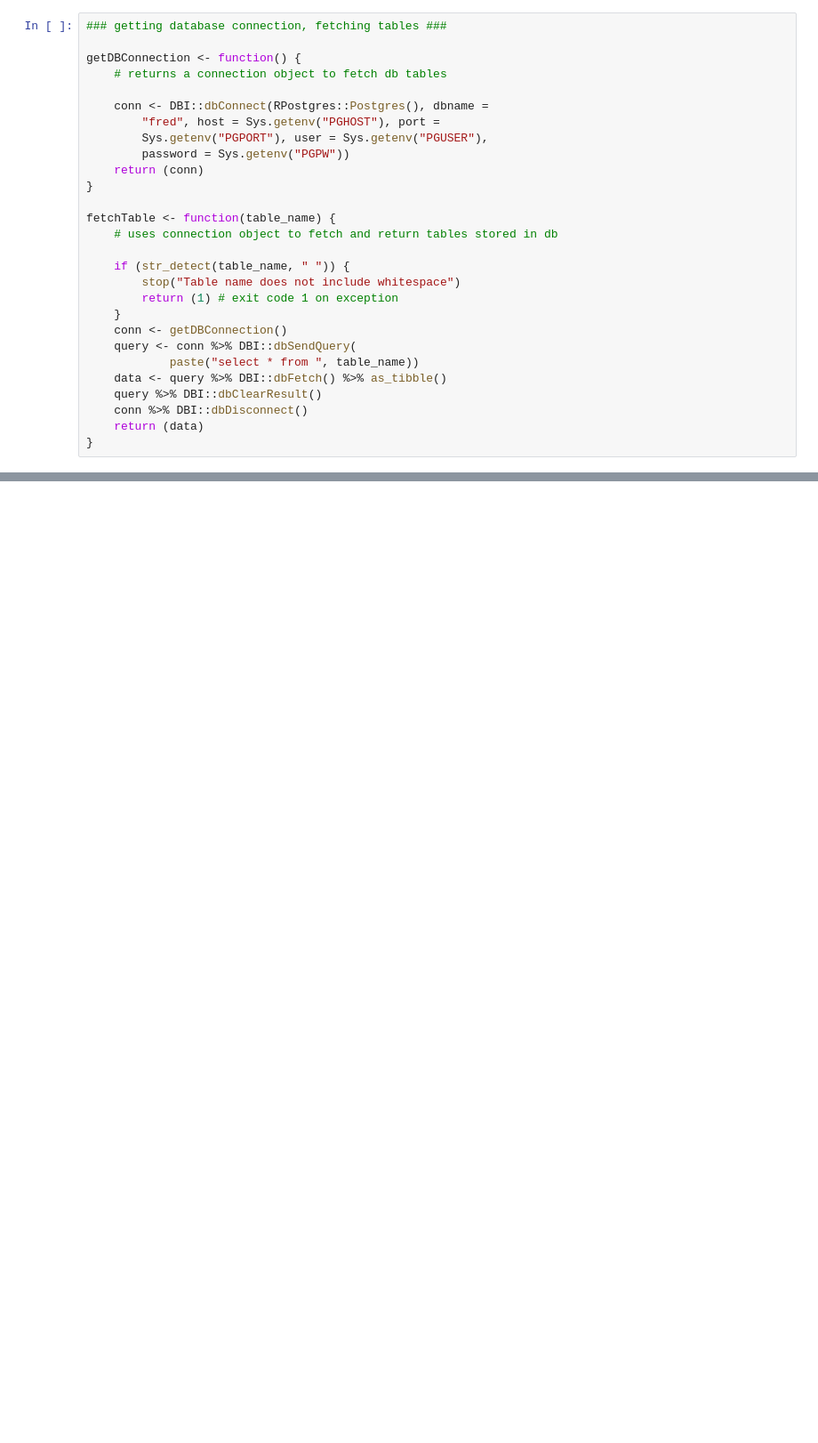
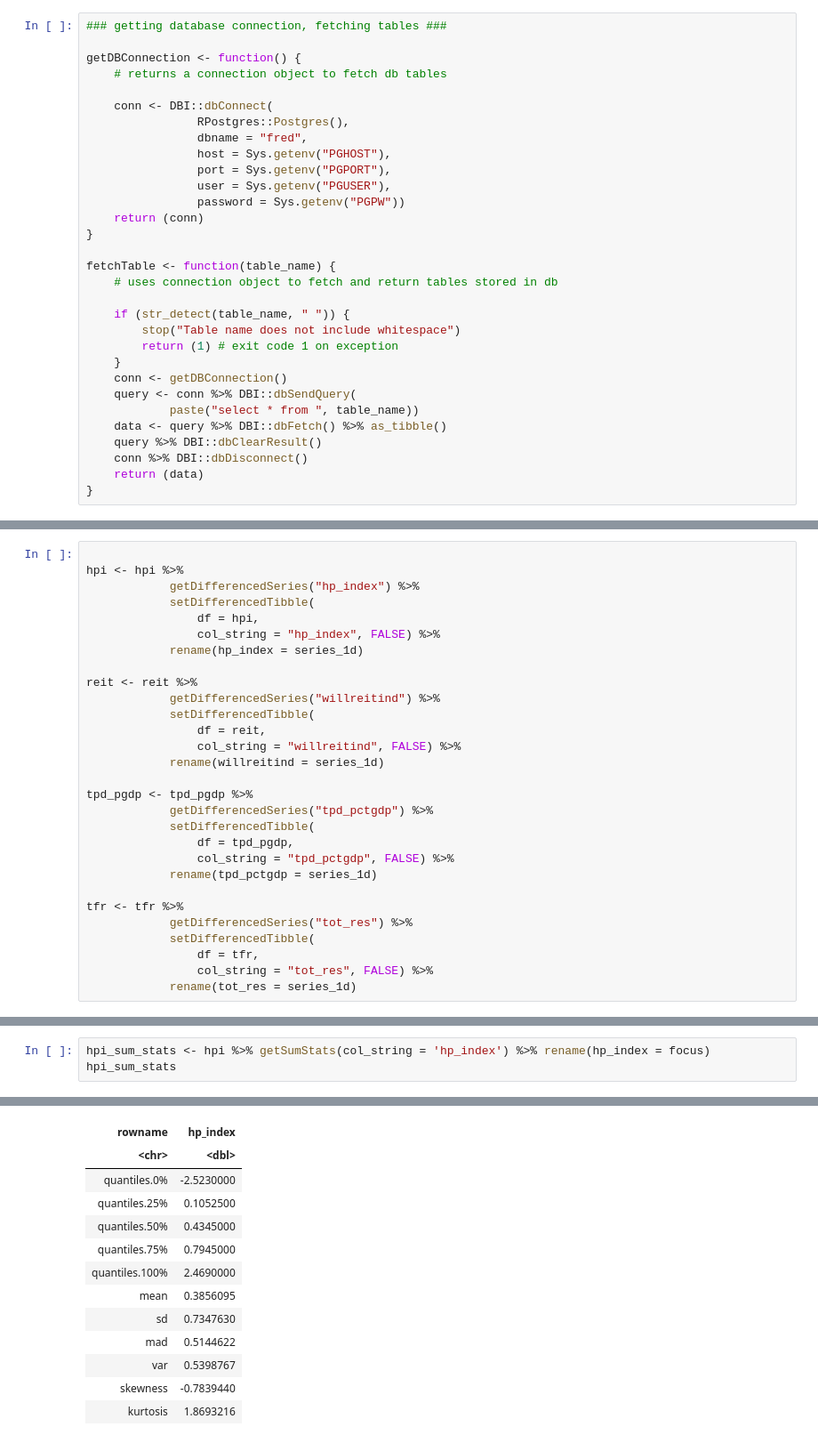
Before and after one commit to 7astro7/fredTimeSeries, a Jupyter notebook: analysis02.ipynb, the cells around one changed output, grey strips where cells are left out. Shown: that part at 89% size. Saved outputs shown, nothing was run; the diff lists cells and outputs as text; blank space fills up the shorter version.

```diff
--- a/analysis02.ipynb
+++ b/analysis02.ipynb
@@ -34,10 +22,13 @@ The following objects are masked from ‘package:base’:
 getDBConnection <- function() {
     # returns a connection object to fetch db tables
 
-    conn <- DBI::dbConnect(RPostgres::Postgres(), dbname =
-        "fred", host = Sys.getenv("PGHOST"), port =
-        Sys.getenv("PGPORT"), user = Sys.getenv("PGUSER"),
-        password = Sys.getenv("PGPW"))
+    conn <- DBI::dbConnect(
+                RPostgres::Postgres(),
+                dbname = "fred",
+                host = Sys.getenv("PGHOST"),
+                port = Sys.getenv("PGPORT"),
+                user = Sys.getenv("PGUSER"),
+                password = Sys.getenv("PGPW"))
     return (conn)
 }
 
@@ -160,0 +220,29 @@ theme_minimal()
+# %%
+
+hpi <- hpi %>%
+            getDifferencedSeries("hp_index") %>%
+            setDifferencedTibble(
+                df = hpi,
+                col_string = "hp_index", FALSE) %>%
+            rename(hp_index = series_1d)
+
+reit <- reit %>%
+            getDifferencedSeries("willreitind") %>%
+            setDifferencedTibble(
+                df = reit,
+                col_string = "willreitind", FALSE) %>%
+            rename(willreitind = series_1d)
+
+tpd_pgdp <- tpd_pgdp %>%
+            getDifferencedSeries("tpd_pctgdp") %>%
+            setDifferencedTibble(
+                df = tpd_pgdp,
+                col_string = "tpd_pctgdp", FALSE) %>%
+            rename(tpd_pctgdp = series_1d)
+
+tfr <- tfr %>%
+            getDifferencedSeries("tot_res") %>%
+            setDifferencedTibble(
+                df = tfr,
+                col_string = "tot_res", FALSE) %>%
+            rename(tot_res = series_1d)
@@ -160,0 +416,4 @@ theme_minimal()
+# %%
+hpi_sum_stats <- hpi %>% getSumStats(col_string = 'hp_index') %>% rename(hp_index = focus)
+hpi_sum_stats
+# %% [output]
@@ -160,0 +421,13 @@ theme_minimal()
+| rowname | hp_index |
+| <chr> | <dbl> |
+| quantiles.0% | -2.5230000 |
+| quantiles.25% | 0.1052500 |
+| quantiles.50% | 0.4345000 |
+| quantiles.75% | 0.7945000 |
+| quantiles.100% | 2.4690000 |
+| mean | 0.3856095 |
+| sd | 0.7347630 |
+| mad | 0.5144622 |
+| var | 0.5398767 |
+| skewness | -0.7839440 |
+| kurtosis | 1.8693216 |
```
Also changed, not shown: parts of 30 cells of this notebook, 3 other files.
